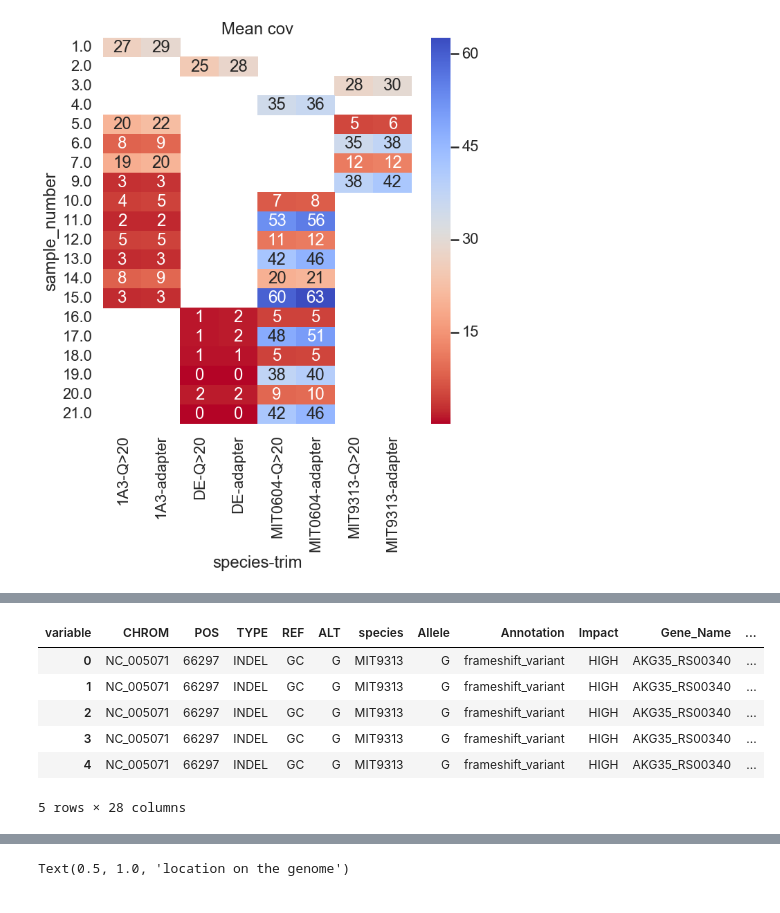
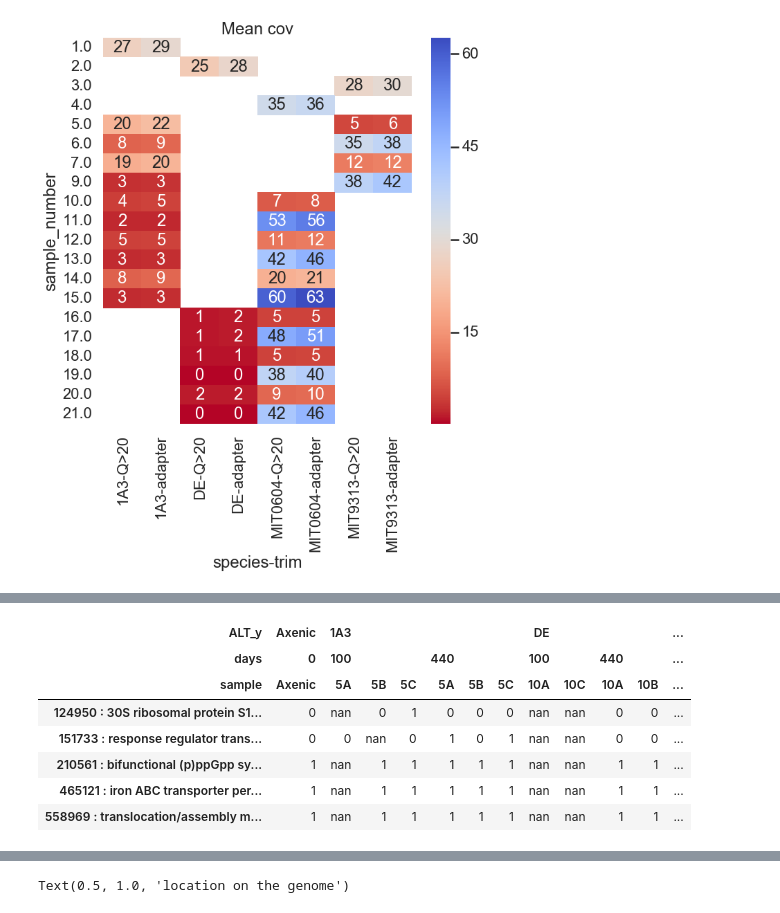
Before and after one commit to wosnat/ccpa, a Jupyter notebook: ccpa_snippy.ipynb, the cells around one changed output, grey strips where cells are left out. Drawn from its saved outputs; the diff is of its cells as text; code cells hidden in the pictures.

Commit message:
var calls

```diff
--- a/ccpa_snippy.ipynb
+++ b/ccpa_snippy.ipynb
@@ -467,0 +434,15 @@ pdf = d.pivot_table(index=(id_vars+['sample_number']), columns=['variable'], agg
+# %%
+dfs = dict()
+for s in ['MIT0604', 'MIT9313', 'DE', '1A3']:
+    dfs[s] = parse_freebayes(s)
+# %%
+df_DE_MIT9313 = pd.read_excel(os.path.join('DNA', 'genomes','41396_2016_BFismej201670_MOESM46_ESM.xlsx'),
+                              sheet_name='9313+1A3')
+df_DE_MIT9313.rename(columns={'log 2 fold change coculture/axenic' : 'log Fold Change'}, inplace=True)
+de_cols = ['Synonym', 'q Value ', 'log Fold Change']
+dfs['MIT9313'][['PMTID1', 'PMTID2']] = dfs['MIT9313'].pmt_id.str.split(',', expand=True)
+
+dfs['MIT9313'] = pd.merge(dfs['MIT9313'],
+                df_DE_MIT9313[de_cols], left_on='PMTID1', right_on='Synonym',
+                how='left'
+               )
@@ -467,0 +596,17 @@ pdf = d.pivot_table(index=(id_vars+['sample_number']), columns=['variable'], agg
+# %%
+species = 'MIT0604'
+plt.figure(figsize=(7,10))
+pvdf = dfs[species].loc[(dfs[species].type == 'CDS') &
+                         dfs[species].good_call &
+                        (dfs[species].PRO == species)
+               ].pivot_table(index=[ 'POS', 'product',],
+                             columns=[ 'ALT_y', 'days','sample',],
+                             values='fraction_Alt', aggfunc='first', #dropna=False
+                            )
+pvdf = pvdf.reindex(columns=['Axenic', '1A3', 'DE'], level='ALT_y',)
+pvdf.index = [f'{col[0]} : {col[1]}' for col in pvdf.index.values]
+sns.heatmap(pvdf, #.loc[pvdf.std(axis=1) > 1e-1], #.sort_values((  0, 'Axenic')),
+            cmap='Oranges',
+            linewidths=1, linecolor='white', #cbar=False
+           )
+plt.title(f'{species}: fraction of Alternate Allele')
@@ -468,10 +616,11 @@ pdf = d.pivot_table(index=(id_vars+['sample_number']), columns=['variable'], agg
 # %%
-pdf.head()
+pvdf.head()
 # %% [output]
-| variable | CHROM | POS | TYPE | REF | ALT | species | Allele | Annotation | Impact | Gene_Name | ... |
-| 0 | NC_005071 | 66297 | INDEL | GC | G | MIT9313 | G | frameshift_variant | HIGH | AKG35_RS00340 | ... |
-| 1 | NC_005071 | 66297 | INDEL | GC | G | MIT9313 | G | frameshift_variant | HIGH | AKG35_RS00340 | ... |
-| 2 | NC_005071 | 66297 | INDEL | GC | G | MIT9313 | G | frameshift_variant | HIGH | AKG35_RS00340 | ... |
-| 3 | NC_005071 | 66297 | INDEL | GC | G | MIT9313 | G | frameshift_variant | HIGH | AKG35_RS00340 | ... |
-| 4 | NC_005071 | 66297 | INDEL | GC | G | MIT9313 | G | frameshift_variant | HIGH | AKG35_RS00340 | ... |
+| ALT_y | Axenic | 1A3 |  |  |  |  |  | DE |  |  |  | ... |
+| days | 0 | 100 |  |  | 440 |  |  | 100 |  | 440 |  | ... |
+| sample | Axenic | 5A | 5B | 5C | 5A | 5B | 5C | 10A | 10C | 10A | 10B | ... |
+| 124950 : 30S ribosomal protein S1... | 0 | nan | 0 | 1 | 0 | 0 | 0 | nan | nan | 0 | 0 | ... |
+| 151733 : response regulator trans... | 0 | 0 | nan | 0 | 1 | 0 | 1 | nan | nan | 0 | 0 | ... |
+| 210561 : bifunctional (p)ppGpp sy... | 1 | nan | 1 | 1 | 1 | 1 | 1 | nan | nan | 1 | 1 | ... |
+| 465121 : iron ABC transporter per... | 1 | nan | 1 | 1 | 1 | 1 | 1 | nan | nan | 1 | 1 | ... |
+| 558969 : translocation/assembly m... | 1 | nan | 1 | 1 | 1 | 1 | 1 | nan | nan | 1 | 1 | ... |
-5 rows × 28 columns
```
Also changed, not shown: parts of 30 cells of this notebook, 9 other files.
